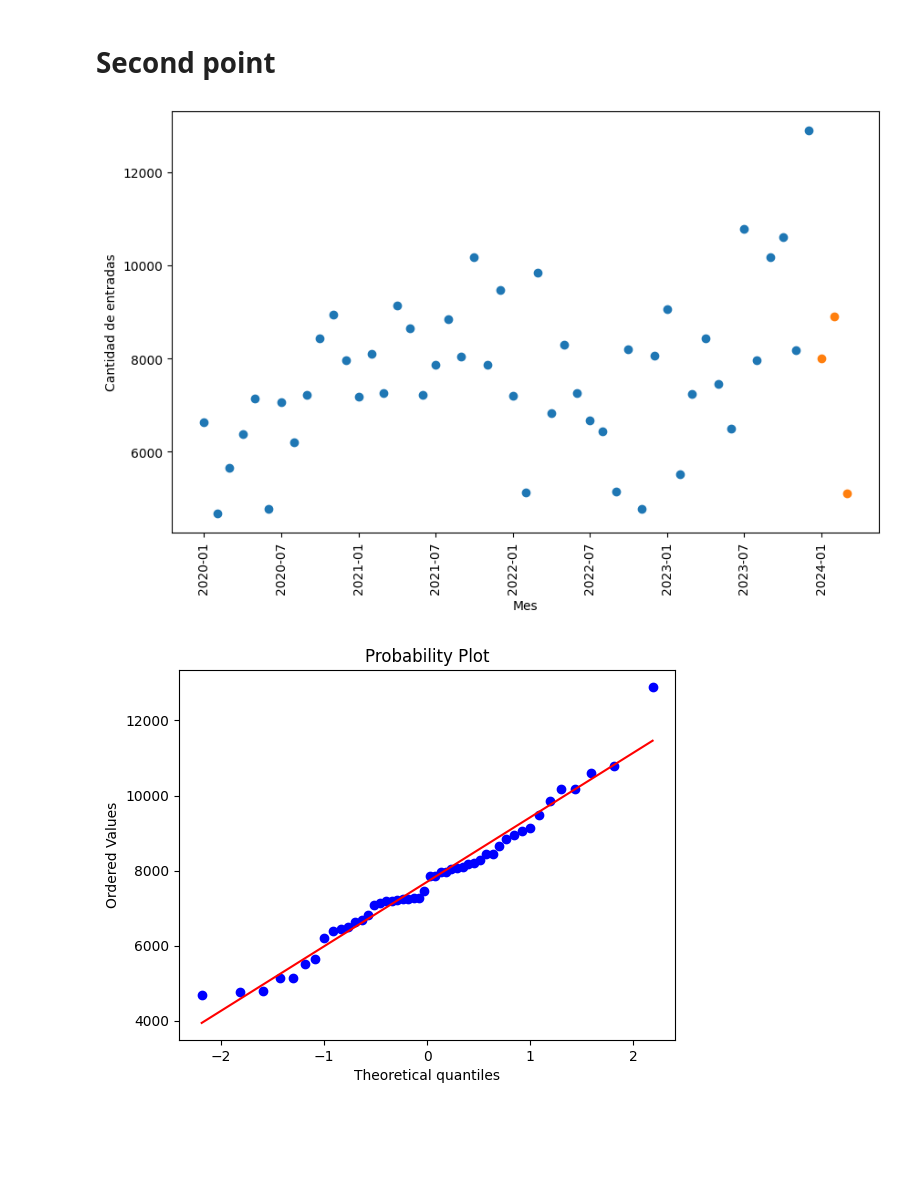
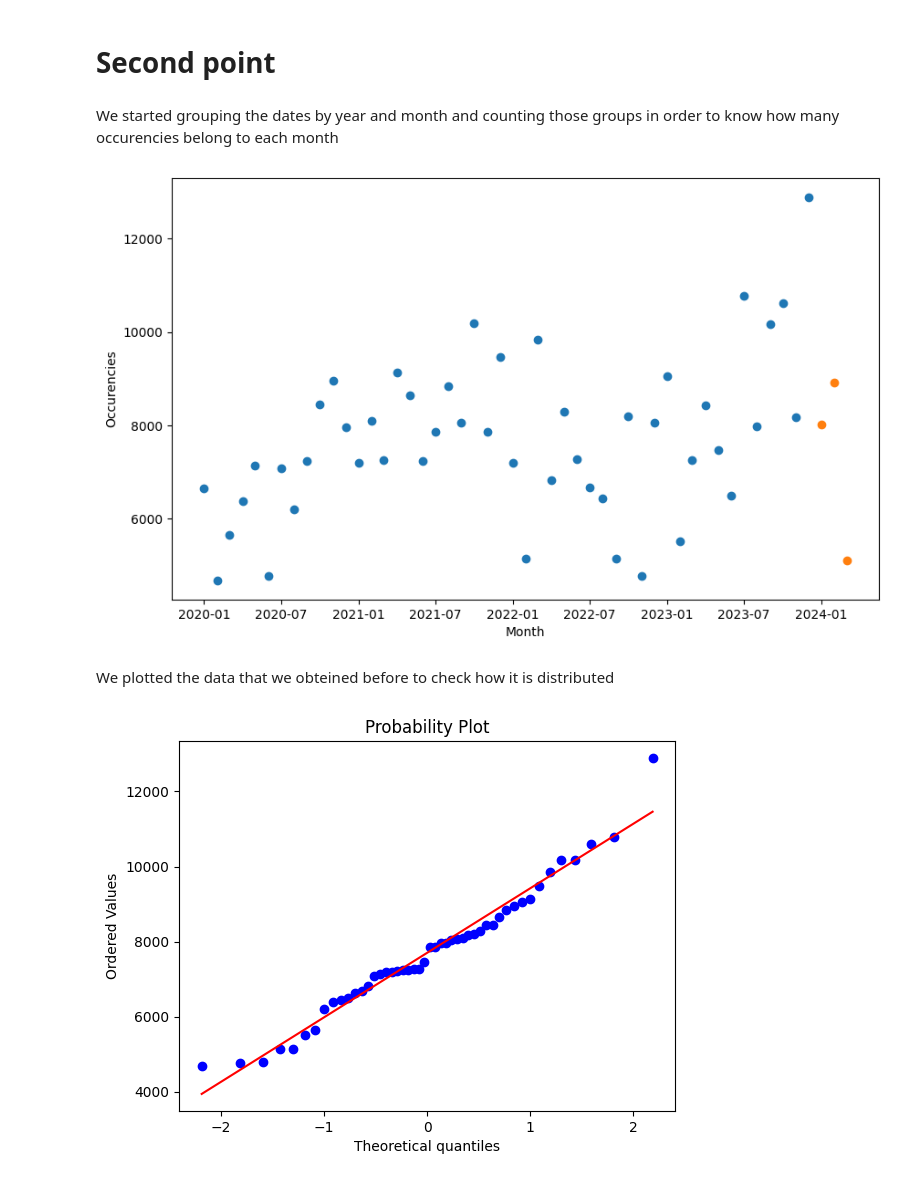
Before and after one commit to juanchovAI/trabajo_MyS, a Jupyter notebook: bigBook.ipynb, the cells around one changed output. Saved outputs shown, nothing was run; the diff lists cells and outputs as text; code cells hidden in the pictures; blank space fills up the shorter version.

```diff
--- a/bigBook.ipynb
+++ b/bigBook.ipynb
@@ -95,14 +93,18 @@ dates_test = pd.to_datetime(count_by_date_test.index, format ="%Y-%m")
+# %% [markdown]
+We started grouping the dates by year and month and counting those groups in order to know how many occurencies belong to each month
 # %%
 plt.figure(figsize=(10, 6))
 plt.scatter(dates, count_by_date.values)
 plt.scatter(dates_test, count_by_date_test.values)
-plt.xlabel('Mes')
-plt.ylabel('Cantidad de entradas')
+
+plt.xlabel('Month')
+plt.ylabel('Occurencies')
 
 
-plt.xticks(rotation=90)
 plt.show()
 # %% [output]
-[figure, old version]
+[figure, new version]
+# %% [markdown]
+We plotted the data that we obteined before to check how it is distributed
 # %%
 
```
Also changed, not shown: parts of 41 cells of this notebook.
